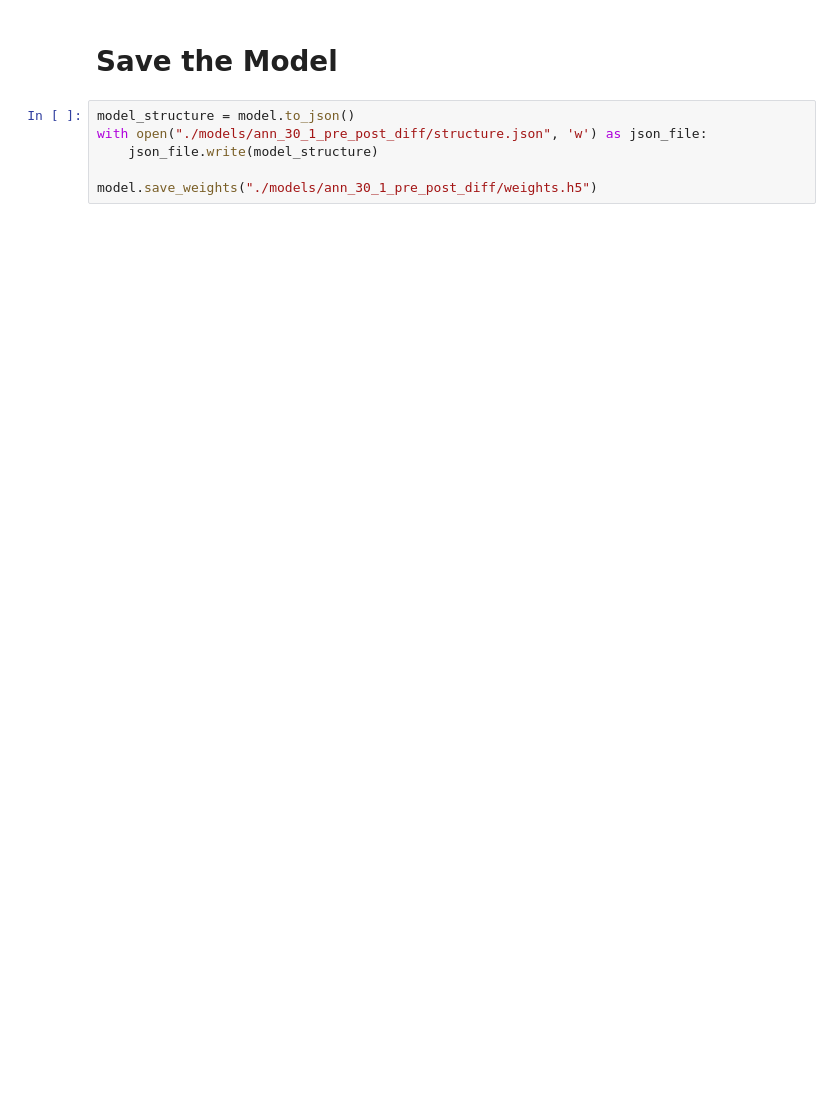
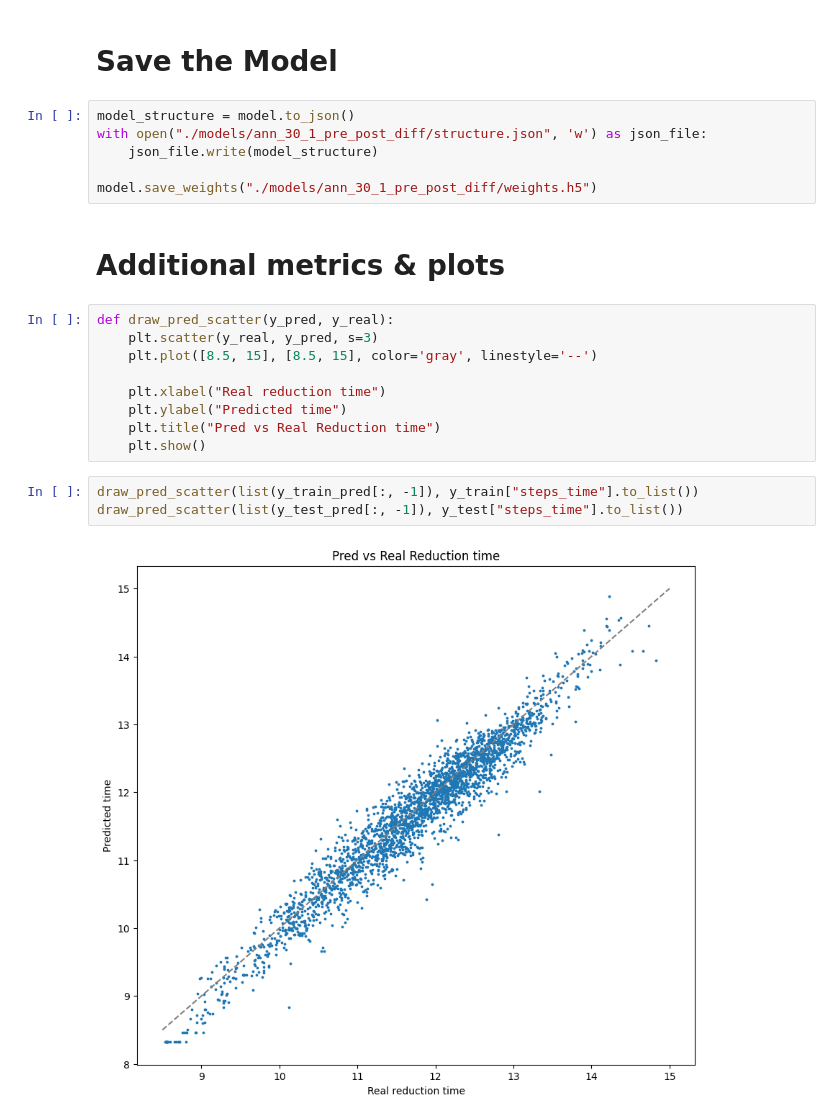
Before and after one commit to alex-deineha/pure-calculus, a Jupyter notebook: src/tests_16_regression/top_3_piplines/regression_by_norm_pre_poststep_diff.ipynb, the cells around one changed output. Drawn from its saved outputs; the diff is of its cells as text; blank space fills up the shorter version.

```diff
--- a/src/tests_16_regression/top_3_piplines/regression_by_norm_pre_poststep_diff.ipynb
+++ b/src/tests_16_regression/top_3_piplines/regression_by_norm_pre_poststep_diff.ipynb
@@ -188,3 +231,19 @@ with open("./models/ann_30_1_pre_post_diff/structure.json", 'w') as json_file:
     json_file.write(model_structure)
 
 model.save_weights("./models/ann_30_1_pre_post_diff/weights.h5")
+# %% [markdown]
+# Additional metrics & plots
+# %%
+def draw_pred_scatter(y_pred, y_real):
+    plt.scatter(y_real, y_pred, s=3)
+    plt.plot([8.5, 15], [8.5, 15], color='gray', linestyle='--')
+
+    plt.xlabel("Real reduction time")
+    plt.ylabel("Predicted time")
+    plt.title("Pred vs Real Reduction time")
+    plt.show()
+# %%
+draw_pred_scatter(list(y_train_pred[:, -1]), y_train["steps_time"].to_list())
+draw_pred_scatter(list(y_test_pred[:, -1]), y_test["steps_time"].to_list())
+# %% [output]
+[figure, added]
```
Also changed, not shown: parts of 12 cells of this notebook, 2 other files.
